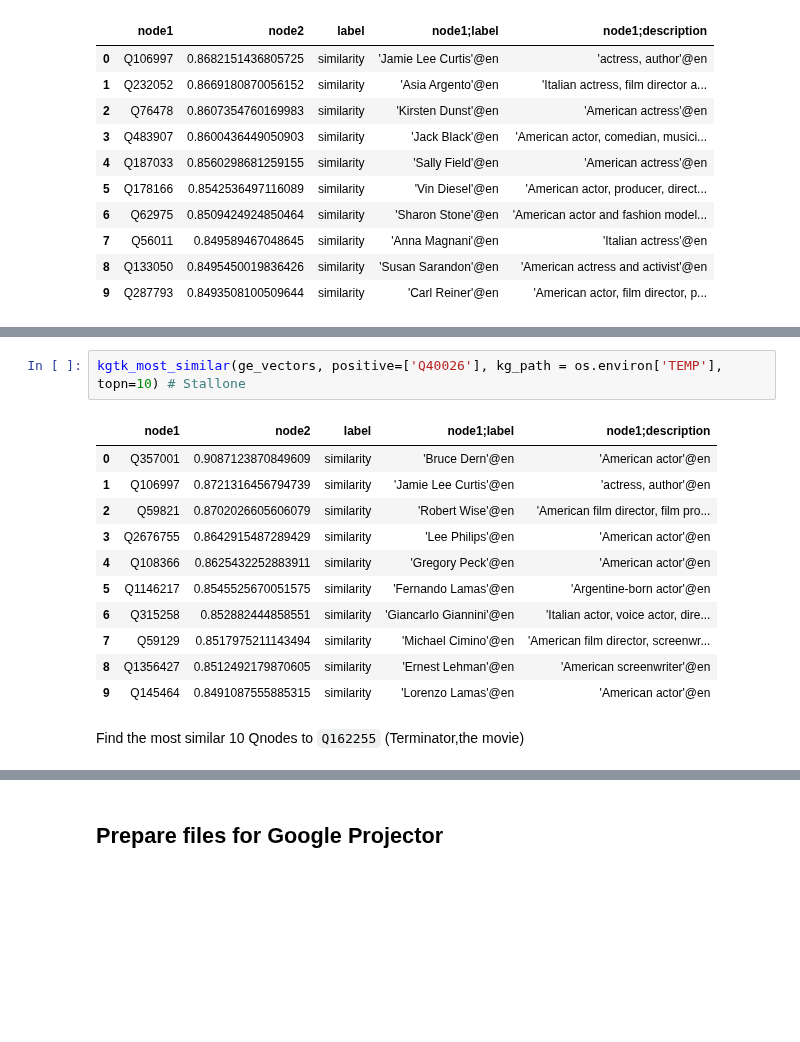
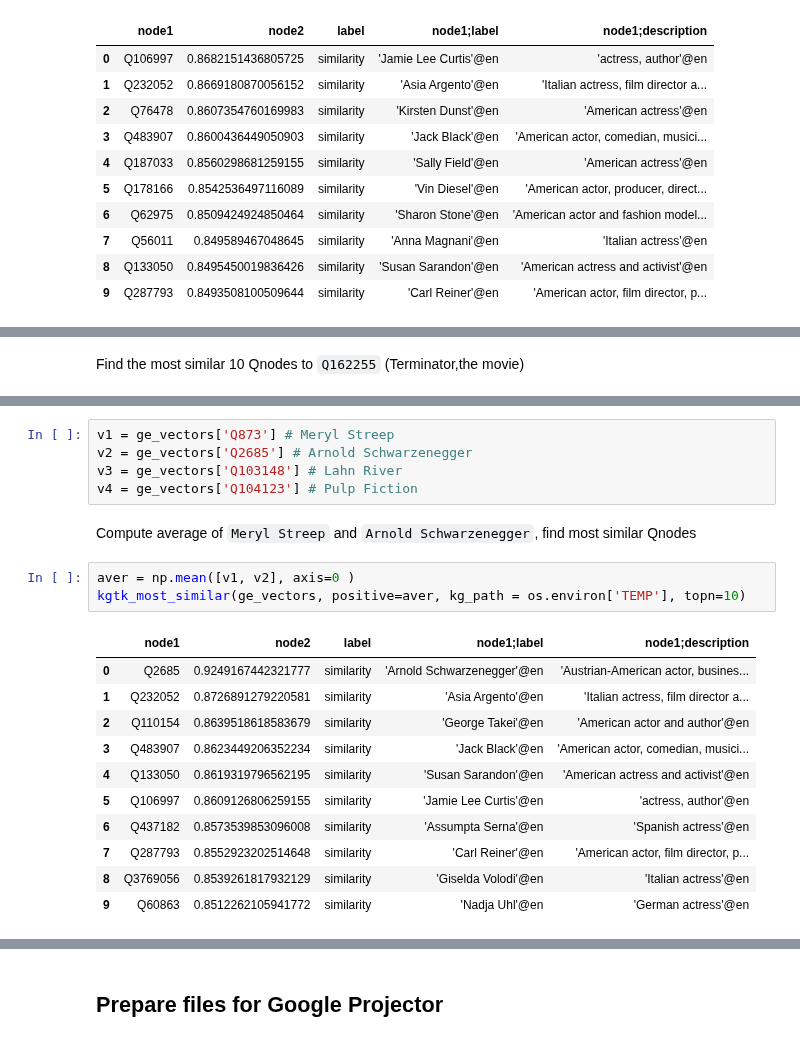
Before and after one commit to usc-isi-i2/kgtk-notebooks, a Jupyter notebook: tutorial/kg-graph-embeddings.ipynb, the cells around one changed output, grey strips where cells are left out. Saved outputs shown, nothing was run; the diff lists cells and outputs as text; blank space fills up the shorter version.

Commit message:
more similaritues

```diff
--- a/tutorial/kg-graph-embeddings.ipynb
+++ b/tutorial/kg-graph-embeddings.ipynb
@@ -195,17 +194,3 @@ Find the most similar 10 Qnodes to `Q40026` (Sylvester Stallone)
-# %%
-kgtk_most_similar(ge_vectors, positive=['Q40026'], kg_path = os.environ['TEMP'], topn=10) # Stallone
-# %% [output]
-|  | node1 | node2 | label | node1;label | node1;description |
-| 0 | Q357001 | 0.9087123870849609 | similarity | 'Bruce Dern'@en | 'American actor'@en |
-| 1 | Q106997 | 0.8721316456794739 | similarity | 'Jamie Lee Curtis'@en | 'actress, author'@en |
-| 2 | Q59821 | 0.8702026605606079 | similarity | 'Robert Wise'@en | 'American film director, film pro... |
-| 3 | Q2676755 | 0.8642915487289429 | similarity | 'Lee Philips'@en | 'American actor'@en |
-| 4 | Q108366 | 0.8625432252883911 | similarity | 'Gregory Peck'@en | 'American actor'@en |
-| 5 | Q1146217 | 0.8545525670051575 | similarity | 'Fernando Lamas'@en | 'Argentine-born actor'@en |
-| 6 | Q315258 | 0.852882444858551 | similarity | 'Giancarlo Giannini'@en | 'Italian actor, voice actor, dire... |
-| 7 | Q59129 | 0.8517975211143494 | similarity | 'Michael Cimino'@en | 'American film director, screenwr... |
-| 8 | Q1356427 | 0.8512492179870605 | similarity | 'Ernest Lehman'@en | 'American screenwriter'@en |
-| 9 | Q145464 | 0.8491087555885315 | similarity | 'Lorenzo Lamas'@en | 'American actor'@en |
 # %% [markdown]
 Find the most similar 10 Qnodes to `Q162255` (Terminator,the movie)
 # %%
@@ -222,3 +207,25 @@ kgtk_most_similar(ge_vectors, positive=['Q162255'], kg_path = os.environ['TEMP']
 | 7 | Q146673 | 0.8801364898681641 | similarity | 'Basic Instinct'@en | '1992 erotic thriller film by Pau... |
 | 8 | Q574583 | 0.8758235573768616 | similarity | 'The Hunger Games: Catching Fire'@en | '2013 film by Francis Lawrence'@en |
 | 9 | Q217182 | 0.8751983642578125 | similarity | 'Edward Scissorhands'@en | '1990 American fantasy romance fi... |
+# %%
+v1 = ge_vectors['Q873'] # Meryl Streep
+v2 = ge_vectors['Q2685'] # Arnold Schwarzenegger
+v3 = ge_vectors['Q103148'] # Lahn River
+v4 = ge_vectors['Q104123'] # Pulp Fiction
+# %% [markdown]
+Compute average of `Meryl Streep` and `Arnold Schwarzenegger`, find most similar Qnodes
+# %%
+aver = np.mean([v1, v2], axis=0 )
+kgtk_most_similar(ge_vectors, positive=aver, kg_path = os.environ['TEMP'], topn=10)
+# %% [output]
+|  | node1 | node2 | label | node1;label | node1;description |
+| 0 | Q2685 | 0.9249167442321777 | similarity | 'Arnold Schwarzenegger'@en | 'Austrian-American actor, busines... |
+| 1 | Q232052 | 0.8726891279220581 | similarity | 'Asia Argento'@en | 'Italian actress, film director a... |
+| 2 | Q110154 | 0.8639518618583679 | similarity | 'George Takei'@en | 'American actor and author'@en |
+| 3 | Q483907 | 0.8623449206352234 | similarity | 'Jack Black'@en | 'American actor, comedian, musici... |
+| 4 | Q133050 | 0.8619319796562195 | similarity | 'Susan Sarandon'@en | 'American actress and activist'@en |
+| 5 | Q106997 | 0.8609126806259155 | similarity | 'Jamie Lee Curtis'@en | 'actress, author'@en |
+| 6 | Q437182 | 0.8573539853096008 | similarity | 'Assumpta Serna'@en | 'Spanish actress'@en |
+| 7 | Q287793 | 0.8552923202514648 | similarity | 'Carl Reiner'@en | 'American actor, film director, p... |
+| 8 | Q3769056 | 0.8539261817932129 | similarity | 'Giselda Volodi'@en | 'Italian actress'@en |
+| 9 | Q60863 | 0.8512262105941772 | similarity | 'Nadja Uhl'@en | 'German actress'@en |
```
Also changed, not shown: parts of 8 cells of this notebook.
